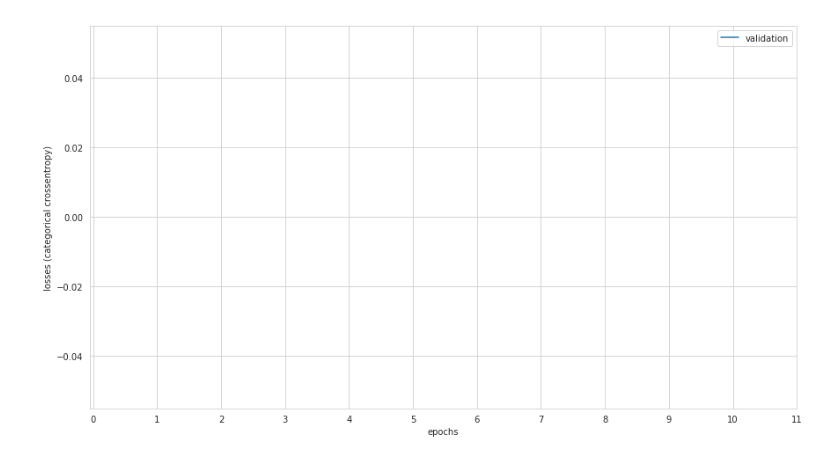
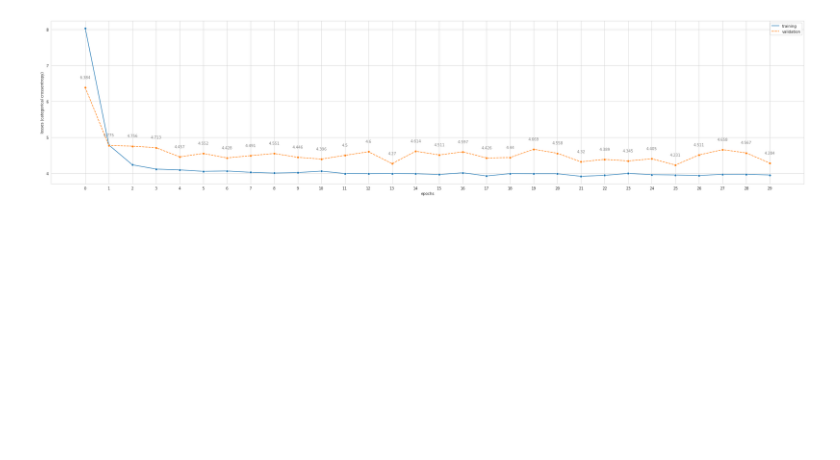
Before and after one commit to amanrai/deep-learning, a Jupyter notebook: Training Cycle.ipynb, the cells around one changed output. Saved outputs shown, nothing was run; the diff lists cells and outputs as text; code cells hidden in the pictures; blank space fills up the shorter version.

```diff
--- a/Training Cycle.ipynb
+++ b/Training Cycle.ipynb
@@ -20,33 +20,36 @@ if (width < 12):
 plt.figure(figsize=(width*1.2, 8))
 ticks = range(width)
 while (len(data) < width):
     data.append(None)
     trg.append(None)
     acc.append(None)
 #acc = np.round(acc, 3)
 import pandas as pd
 df = pd.DataFrame({
+    "training":trg,
     "validation":data
 })
 sizes = {
     "validation":1,
     "training":5
 }
 g = sns.lineplot(data=df, marker="o", hue="event", style="choice")
 g.set(xticks = range(len(data)))
 g.set(xlabel = "epochs")
 axes = g.axes
 #axes.set_ylim(0.3, 1)
 g.set(ylabel = "losses (categorical crossentropy)")
 for i in range(labels):
-    g.text(i, data[i]-0.025,
-           "val_loss:" + str(np.round([data[i]], 3)[0]),
+    g.text(i, data[i]+0.25,
+           str(np.round([data[i]], 3)[0]),
            horizontalalignment='center',
            size='medium',
            color='gray', weight='light')
+    """
     g.text(i, acc[i]+0.025,
           "acc:" + str(np.round(acc[i]*100,2)) + "%" + "\nea:" + str(np.round(evid[i]*100,2)) + "%",
           horizontalalignment='center',
           color="gray", weight="light")
+    """
 # %% [output]
-[figure, old version]
+[figure, new version]
```
Also changed, not shown: 5 other files.
